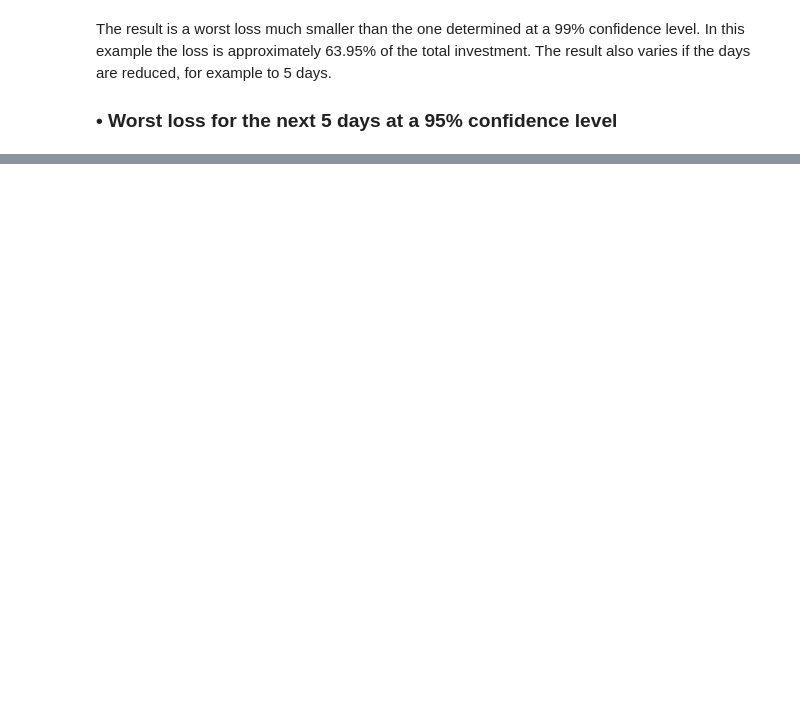
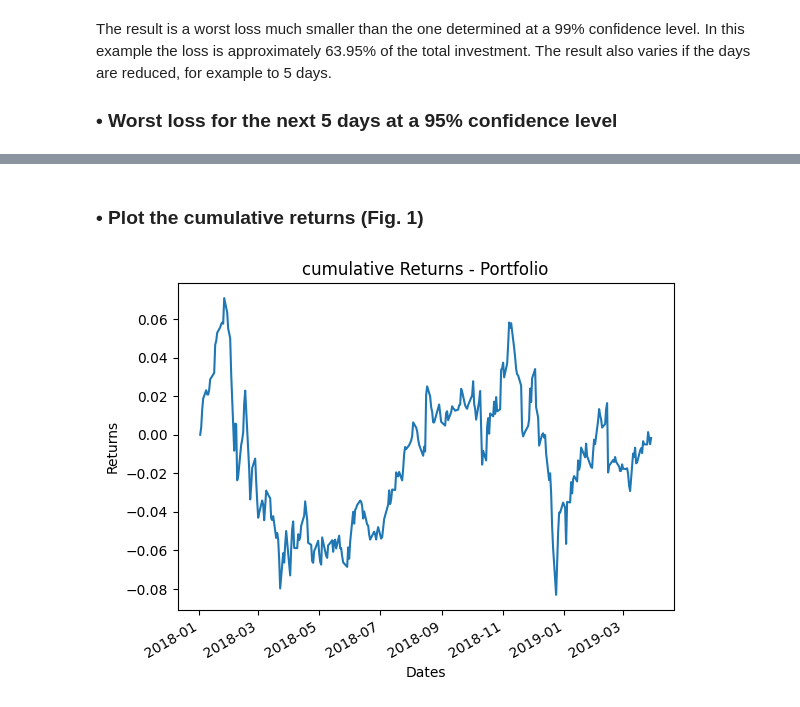
Before and after one commit to AvatarGaming/Python, a Jupyter notebook: Applied Quantitative Finance Using Python for Financial Analysis/SCRIPT06 - Value at Risk.ipynb, the cells around one changed output, grey strips where cells are left out. Drawn from its saved outputs; the diff is of its cells as text; code cells hidden in the pictures; blank space fills up the shorter version.

```diff
--- a/Applied Quantitative Finance Using Python for Financial Analysis/SCRIPT06 - Value at Risk.ipynb
+++ b/Applied Quantitative Finance Using Python for Financial Analysis/SCRIPT06 - Value at Risk.ipynb
@@ -305,0 +352,5 @@ var_5_days
+# %%
+portfolio_weights= np.array(np.random.random(5))
+portfolio_weights
+portfolio_weights=portfolio_weights/np.sum(portfolio_weights)
+portfolio_weights
@@ -305,0 +361,3 @@ var_5_days
+# %%
+weighted_returns_portfolio = stocks_return.mul(portfolio_weights,axis=1)
+weighted_returns_portfolio.tail()
@@ -305,0 +374,4 @@ var_5_days
+# %%
+stocks_return['Portfolio']=weighted_returns_portfolio.sum(axis=1).dropna()
+
+stocks_return.tail()
@@ -305,0 +388,4 @@ var_5_days
+# %%
+CumulativeReturns=((1+stocks_return['Portfolio']).cumprod(axis=0) - 1)
+
+CumulativeReturns.tail()
@@ -305,0 +400,10 @@ var_5_days
+# %% [markdown]
+### • Plot the cumulative returns (Fig. 1)
+# %%
+CumulativeReturns.plot()
+_=plt.xlabel('Dates')
+_=plt.ylabel('Returns')
+_=plt.title('cumulative Returns - Portfolio')
+plt.show()
+# %% [output]
+[figure, added]
```
Also changed, not shown: parts of 26 cells of this notebook.
